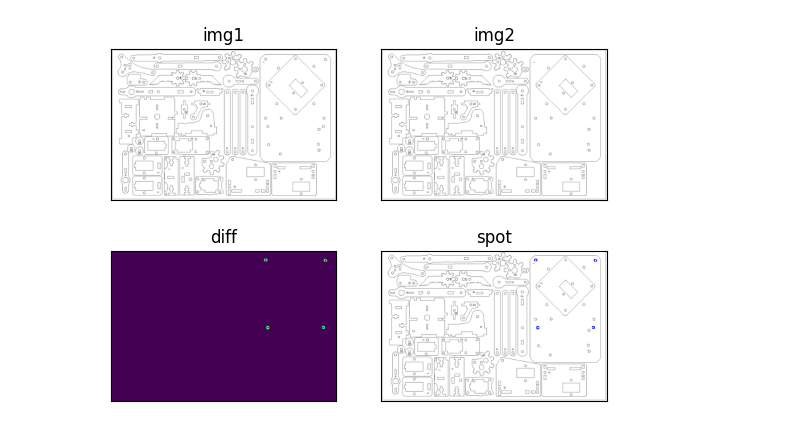
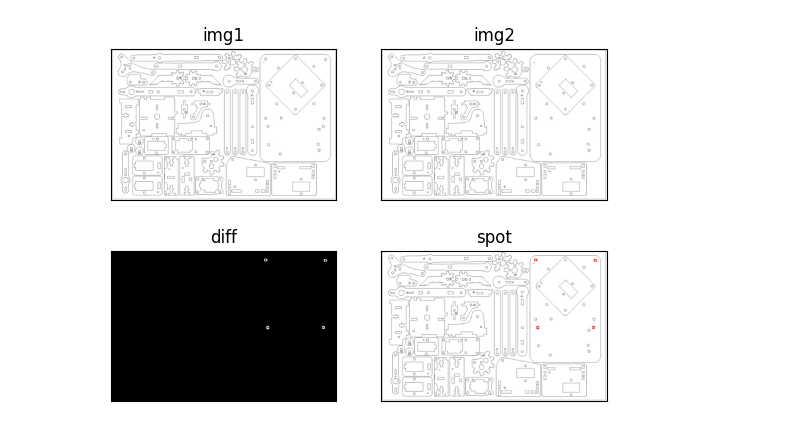
Before and after one commit to Byeon-MJ/sharpen_OpenCV, a Jupyter notebook: 4.20_diff_absolute.ipynb, the cells around one changed output. Drawn from its saved outputs; the diff is of its cells as text; code cells hidden in the pictures.

```diff
--- a/4.20_diff_absolute.ipynb
+++ b/4.20_diff_absolute.ipynb
@@ -22,14 +22,17 @@ spot = cv2.bitwise_xor(img2, diff_red)
 # %%
 # 결과 출력
 imgs = {'img1':img1, 'img2':img2, 'diff':diff, 'spot':spot}
 
 for i, (k, v) in enumerate(imgs.items()):
     plt.subplot(2, 2, i+1)
     plt.title(k)
-    plt.imshow(v)
+    if len(v.shape) == 2:
+        plt.imshow(v, cmap='gray')
+    else:
+        plt.imshow(v[:,:,::-1])
     plt.xticks([])
     plt.yticks([])
 
 plt.show()
 # %% [output]
-[figure, old version]
+[figure, new version]
```
Also changed, not shown: 9 other files.
